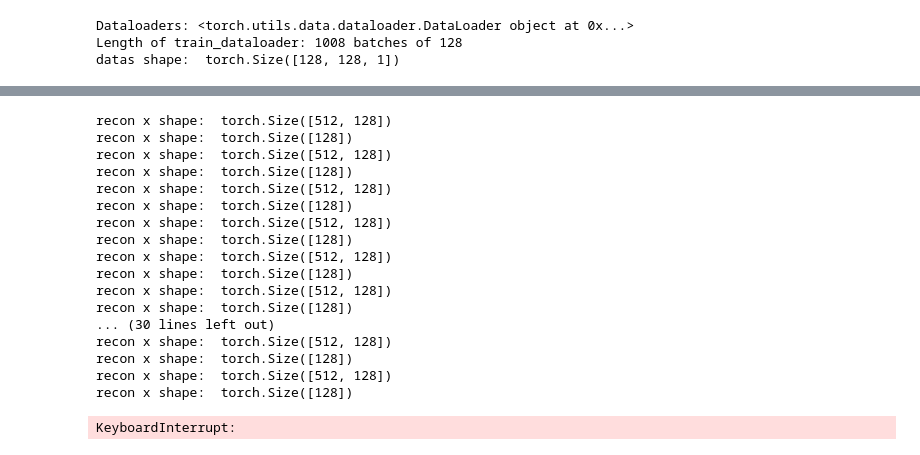
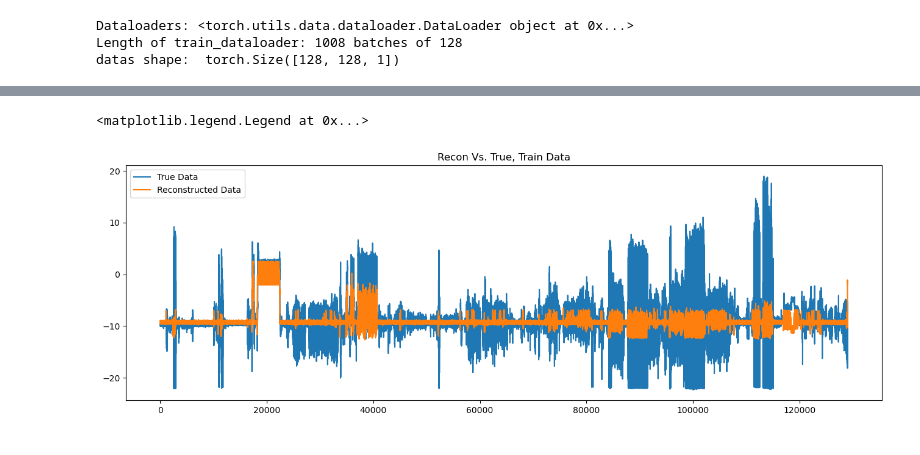
Before and after one commit to johnymeng/gait-project, a Jupyter notebook: VAE+RNN/lstm_vae/1_dim_larger_latent.ipynb, the cells around one changed output, grey strips where cells are left out. Saved outputs shown, nothing was run; the diff lists cells and outputs as text; code cells hidden in the pictures.

Commit message:
adding 128 latent state dict

```diff
--- a/VAE+RNN/lstm_vae/1_dim_larger_latent.ipynb
+++ b/VAE+RNN/lstm_vae/1_dim_larger_latent.ipynb
@@ -294,6 +291,6 @@ Name: chest acceleration X-axis, Length: 161280, dtype: float64
 # %%
-LOAD_MODEL = False
-split_idx = int(len(dataset//4) * 0.8)
+LOAD_MODEL = True
+split_idx = int(len(dataset) * 0.8)
 
 # training dataset
 train_set = mHealth(
@@ -308,21 +305,24 @@ batch_size = 128
 input_size = 1
 hidden_size = 256
 latent_size = 128
+sequence_len = 128
 num_layers = 2
 
-print(device)
-
+# define LSTM-based VAE model
 if(LOAD_MODEL):
-    model = LSTMVAE(input_size, hidden_size, latent_size, device=device)
+    model = LSTMVAE(input_size, hidden_size, latent_size, sequence_len, num_layers, device=device)
     if(platform.system() == 'Darwin'):
         model.load_state_dict(torch.load('/Users/jm/VS Code/Python/pythonenv/gait-project/VAE+RNN/lstm_vae/1_dim_4_layer_state_dict'))
-    # if(platform.system() == 'Windows'):
-
-    print("model loaded from state dict")
+    elif(platform.system() == 'Windows'):
+        model.load_state_dict(torch.load('C:\\Users\\Admin\\.vscode\\pythonenv\\gait-project\\VAE+RNN\\lstm_vae\\128_latent_state_dict'))
+    else:
+        model.load_state_dict(torch.load('/Users/jm/VS Code/Python/pythonenv/gait-project/VAE+RNN/lstm_vae/1_dim_4_layer_state_dict'))
+        print("linux")
+    print("model loaded from state dict | system: ", platform.system())
 else:
-    # define LSTM-based VAE model
-    model = LSTMVAE(input_size, hidden_size, latent_size, device=device)
+    model = LSTMVAE(input_size, hidden_size, latent_size, sequence_len, num_layers, device=device)
 
 model.to(device)
+print("training on: ", device)
 print(model)
 # %% [output]
@@ -441,6 +441,7 @@ def train(iterations, model, train_loader, test_loader):
 
         eval_loss = eval_loss / len(test_loader)
         print("Evaluation Score : [{}]".format(eval_loss))
+        torch.cuda.empty_cache()
 
     return model
 # %%
@@ -483,26 +488,12 @@ def predict(model, dataloader):
     return torch.cat(all_outputs, dim=0)
 # %%
 reconstruction = predict(model, train_loader)
-# %% [output]
-recon x shape:  torch.Size([512, 128])
-recon x shape:  torch.Size([128])
-recon x shape:  torch.Size([512, 128])
-recon x shape:  torch.Size([128])
-recon x shape:  torch.Size([512, 128])
-recon x shape:  torch.Size([128])
-recon x shape:  torch.Size([512, 128])
-recon x shape:  torch.Size([128])
-recon x shape:  torch.Size([512, 128])
-recon x shape:  torch.Size([128])
-recon x shape:  torch.Size([512, 128])
-recon x shape:  torch.Size([128])
-... (30 lines left out)
-recon x shape:  torch.Size([512, 128])
-recon x shape:  torch.Size([128])
-recon x shape:  torch.Size([512, 128])
-recon x shape:  torch.Size([128])
-KeyboardInterrupt:
 # %%
-plt.plot(reconstruction, label="Reconstructed Data")
+plt.figure(figsize=(16,5))
 plt.plot(dataset[:split_idx], label="True Data")
+plt.plot(reconstruction.cpu(), label="Reconstructed Data")
 plt.title("Recon Vs. True, Train Data")
+plt.legend()
+# %% [output]
+<matplotlib.legend.Legend at 0x...>
+[figure, added]
```
Also changed, not shown: parts of 11 cells of this notebook, 2 other files.
